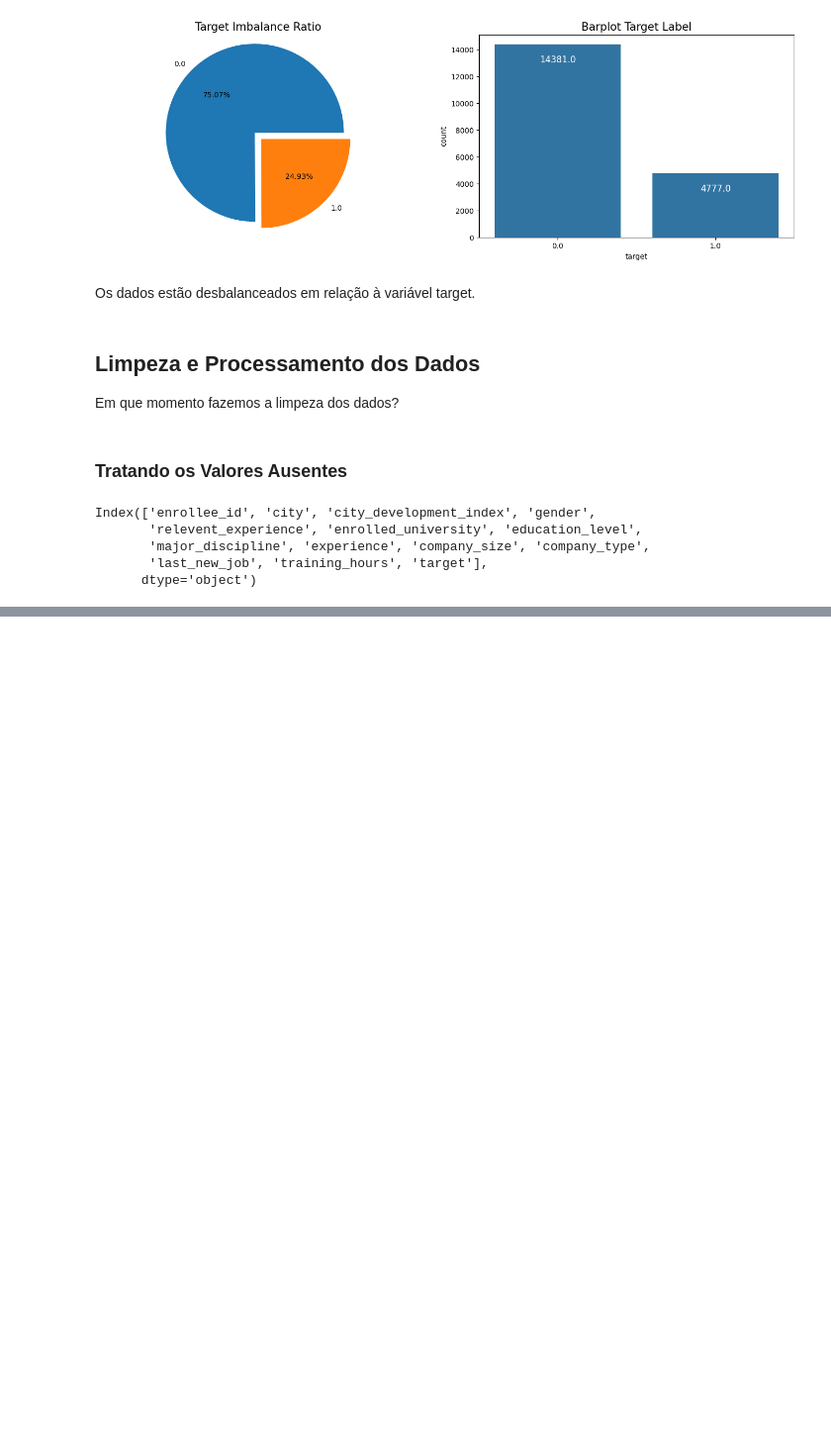
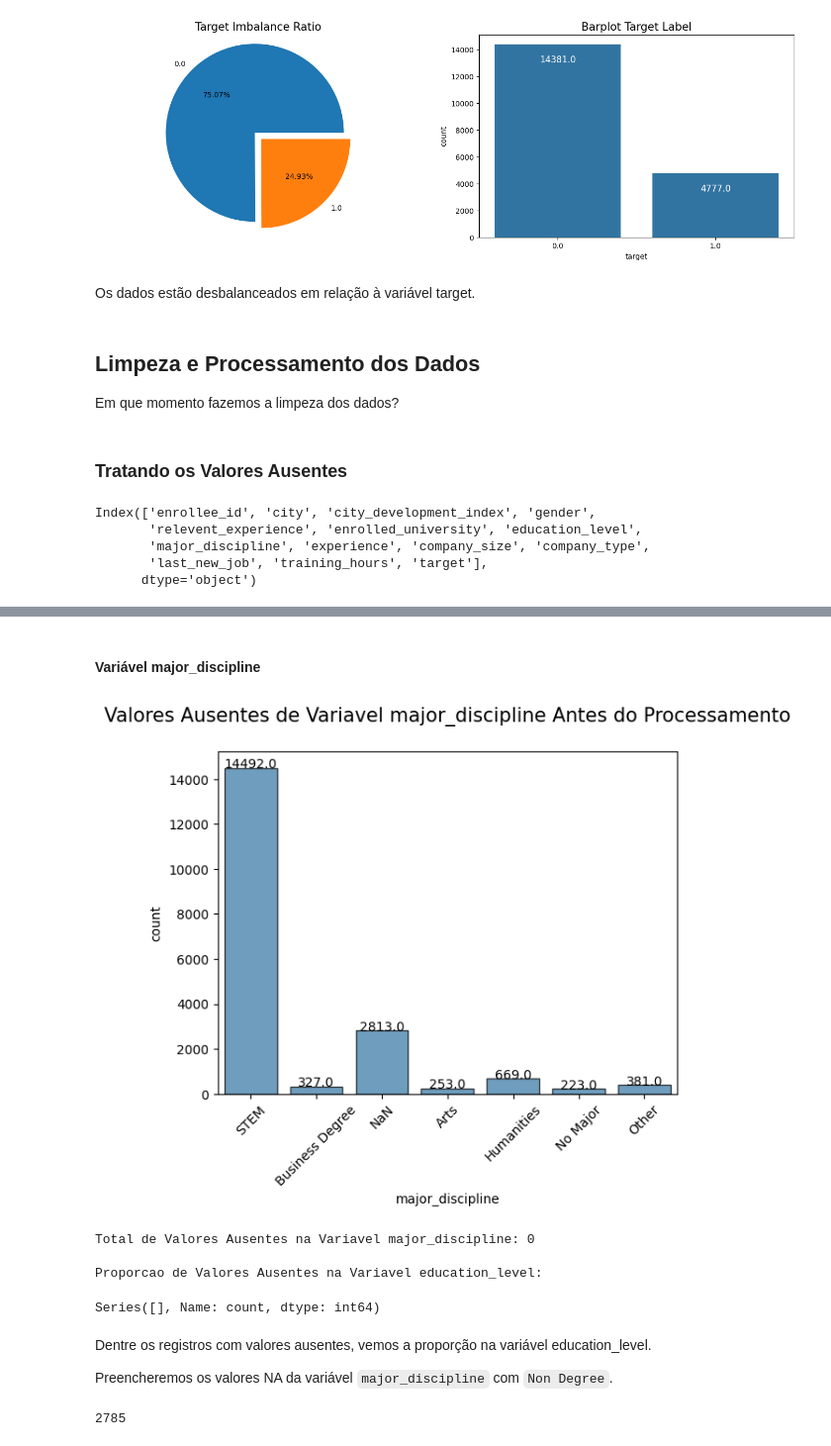
Before and after one commit to gabrielferro1/data_science_course, a Jupyter notebook: main.ipynb, the cells around one changed output, grey strips where cells are left out. Shown at 99% size. Cells and saved outputs as stored; diff of their text form; code cells hidden in the pictures; blank space fills up the shorter version.

```diff
--- a/main.ipynb
+++ b/main.ipynb
@@ -554,0 +594,28 @@ Index(['enrollee_id', 'city', 'city_development_index', 'gender',
+# %% [markdown]
+#### Variável major_discipline
+# %%
+# Valores Ausentes da Variável major_discipline Antes do Processamento
+sns.countplot(data = new_df.fillna('NaN'), x = 'major_discipline', alpha = 0.7, edgecolor= 'black')
+plt.xticks(rotation = 45)
+bound = ax.get_xbound()
+ax = plt.gca()
+for p in ax.patches:
+    ax.annotate(f'\n{p.get_height()}', (p.get_x()+0.4, p.get_height()), ha= 'center', color = 'black', size= 10)
+plt.title("Valores Ausentes de Variavel major_discipline Antes do Processamento\n", fontsize = 15)
+plt.show()
+# %% [output]
+[figure, added]
+# %%
+# Relação entre major_discipline x education_level
+print('\nTotal de Valores Ausentes na Variavel major_discipline:', new_df['major_discipline'].isna().sum())
+print('\nProporcao de Valores Ausentes na Variavel education_level:')
+new_df[new_df['major_discipline'].isna()]['education_level'].value_counts(dropna = False)
+# %% [output]
+Total de Valores Ausentes na Variavel major_discipline: 0
+
+Proporcao de Valores Ausentes na Variavel education_level:
+Series([], Name: count, dtype: int64)
+# %% [markdown]
+Dentre os registros com valores ausentes, vemos a proporção na variável education_level.
+
+Preencheremos os valores NA da variável `major_discipline` com `Non Degree`.
@@ -554,0 +625,4 @@ Index(['enrollee_id', 'city', 'city_development_index', 'gender',
+# %%
+len(nan_index) #comprimento do indice
+# %% [output]
+2785
```
Also changed, not shown: parts of 25 cells of this notebook.
